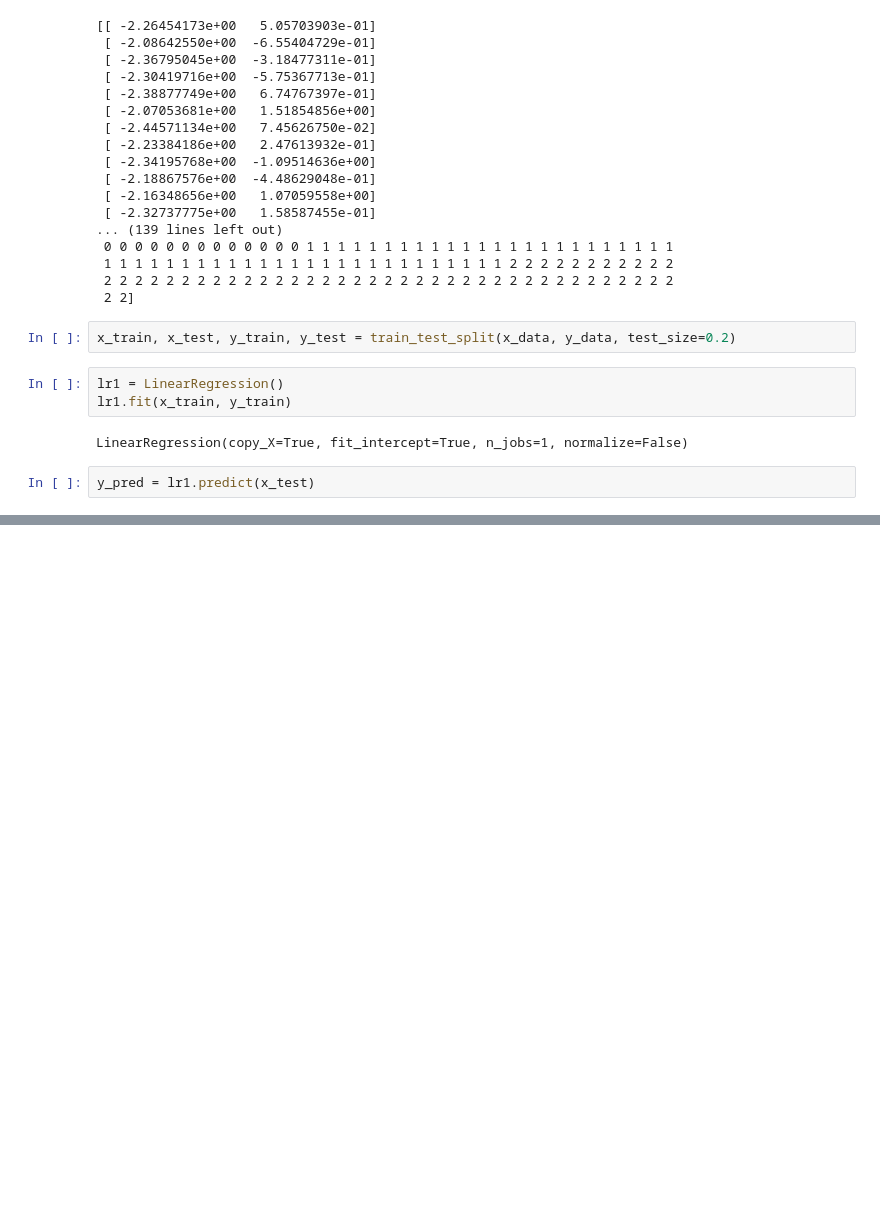
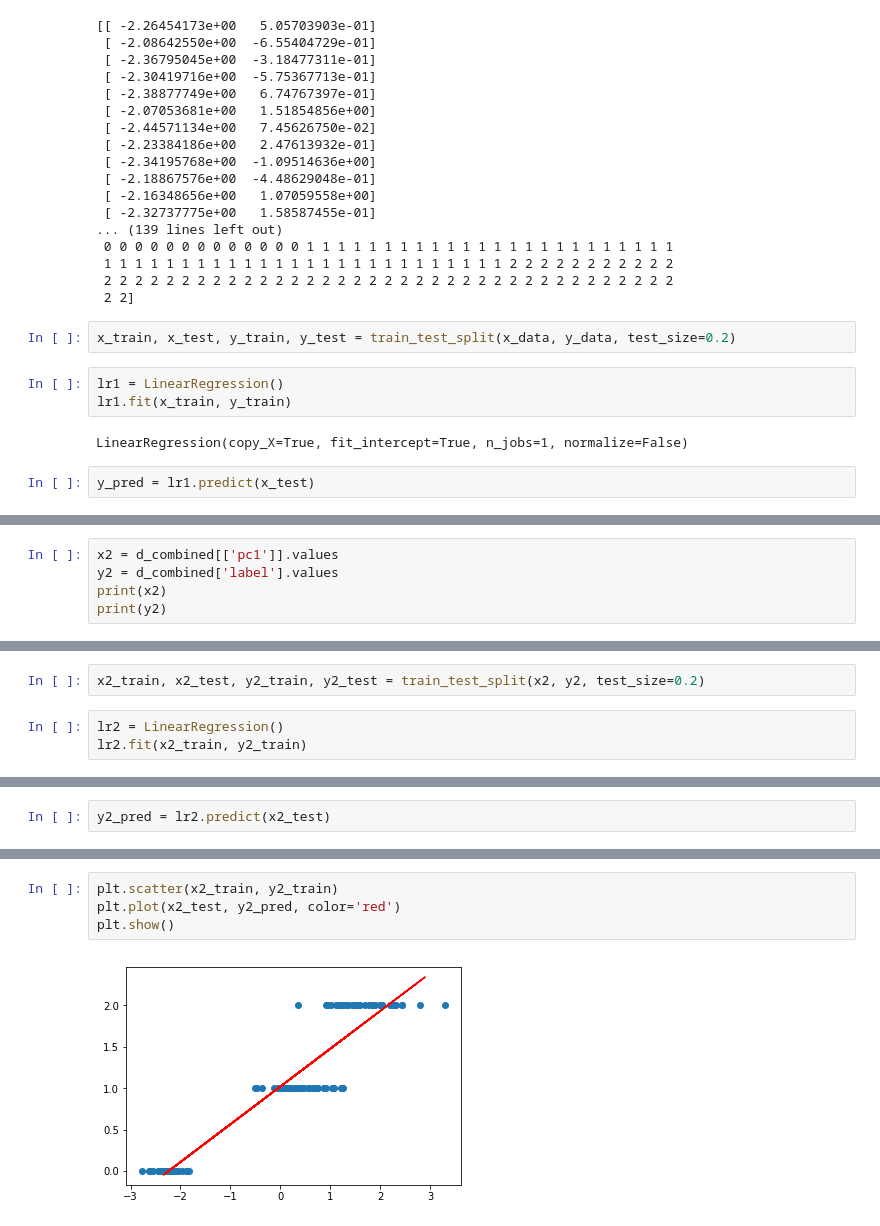
Before and after one commit to mehulchopradev/keyur-data-analytics, a Jupyter notebook: iris_data_pca.ipynb, the cells around one changed output, grey strips where cells are left out. Drawn from its saved outputs; the diff is of its cells as text; blank space fills up the shorter version.

```diff
--- a/iris_data_pca.ipynb
+++ b/iris_data_pca.ipynb
@@ -333,0 +366,5 @@ print(np.sqrt(mean_squared_error(y_test, y_pred)))
+# %%
+x2 = d_combined[['pc1']].values
+y2 = d_combined['label'].values
+print(x2)
+print(y2)
@@ -333,0 +389,5 @@ print(np.sqrt(mean_squared_error(y_test, y_pred)))
+# %%
+x2_train, x2_test, y2_train, y2_test = train_test_split(x2, y2, test_size=0.2)
+# %%
+lr2 = LinearRegression()
+lr2.fit(x2_train, y2_train)
@@ -333,0 +396,2 @@ print(np.sqrt(mean_squared_error(y_test, y_pred)))
+# %%
+y2_pred = lr2.predict(x2_test)
@@ -333,0 +409,6 @@ print(np.sqrt(mean_squared_error(y_test, y_pred)))
+# %%
+plt.scatter(x2_train, y2_train)
+plt.plot(x2_test, y2_pred, color='red')
+plt.show()
+# %% [output]
+[figure, added]
```
Also changed, not shown: parts of 10 cells of this notebook, 4 other files.
